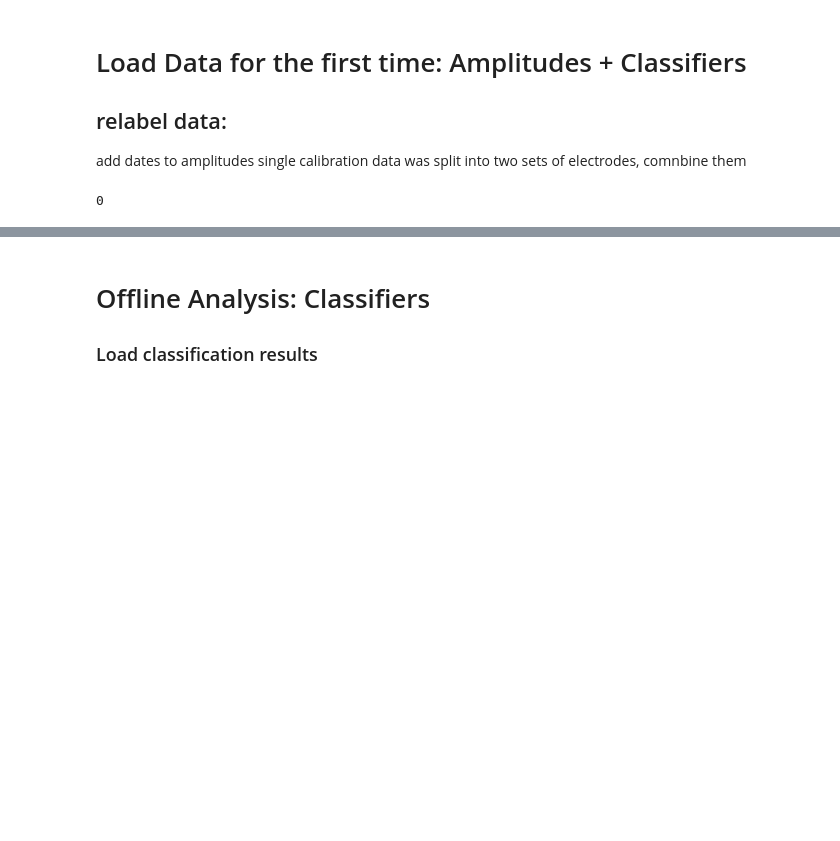
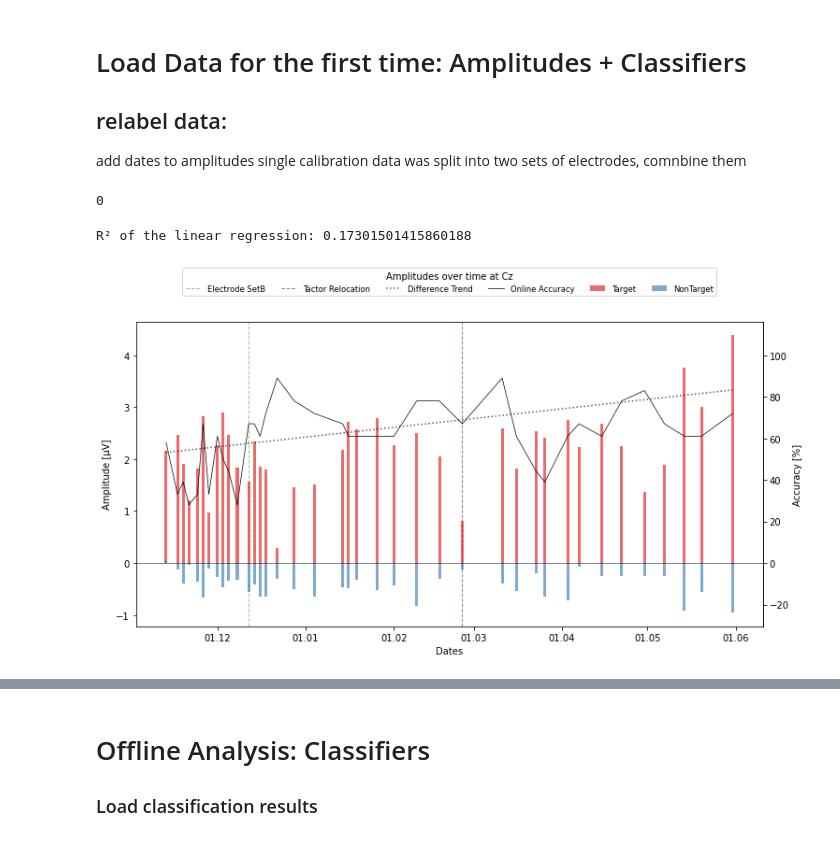
Before and after one commit to iamraP/P300ClassifierComparison, a Jupyter notebook: DataAnalysis_LIS_Paper_additional_classifiers.ipynb, the cells around one changed output, grey strips where cells are left out. Drawn from its saved outputs; the diff is of its cells as text; code cells hidden in the pictures; blank space fills up the shorter version.

```diff
--- a/DataAnalysis_LIS_Paper_additional_classifiers.ipynb
+++ b/DataAnalysis_LIS_Paper_additional_classifiers.ipynb
@@ -640,6 +642,24 @@ all_acc["Condition"].isnull().any().sum()
 # overview.to_csv(r"created_data\Classifier_Results\current\accuracies_overview.csv")
 # %% [output]
 0
+# %%
+# Average Cz amplitudes across tactors for each date and condition
+cz = amp.loc[amp["Electrode"] == "Cz"].copy()
+cz["Dates"] = pd.to_datetime(cz["Dates"], dayfirst=True)
+
+tar_df = cz.loc[cz["Condition"] == "Target"].groupby("Dates")[["Mean Amplitude"]].mean()
+ntar_df = cz.loc[cz["Condition"] == "nonTarget"].groupby("Dates")[["Mean Amplitude"]].mean()
+
+# Load online accuracy and scale it for plot_timeline's secondary axis
+oa_df = pd.read_csv("results/online_accuracy.csv", sep=";", index_col="Datum")
+oa_df.index = pd.to_datetime(oa_df.index, dayfirst=True)
+oa_df = oa_df["Online Accuracy"].str.rstrip("%").astype(float) / 25
+
+plot_timeline(tar_df, ntar_df, oa_df, "Amplitudes over time at Cz")
+plt.show()
+# %% [output]
+R² of the linear regression: 0.17301501415860188
+[figure, added]
 # %%
 import pandas as pd
 
```
Also changed, not shown: parts of 10 cells of this notebook, 1 other file.
